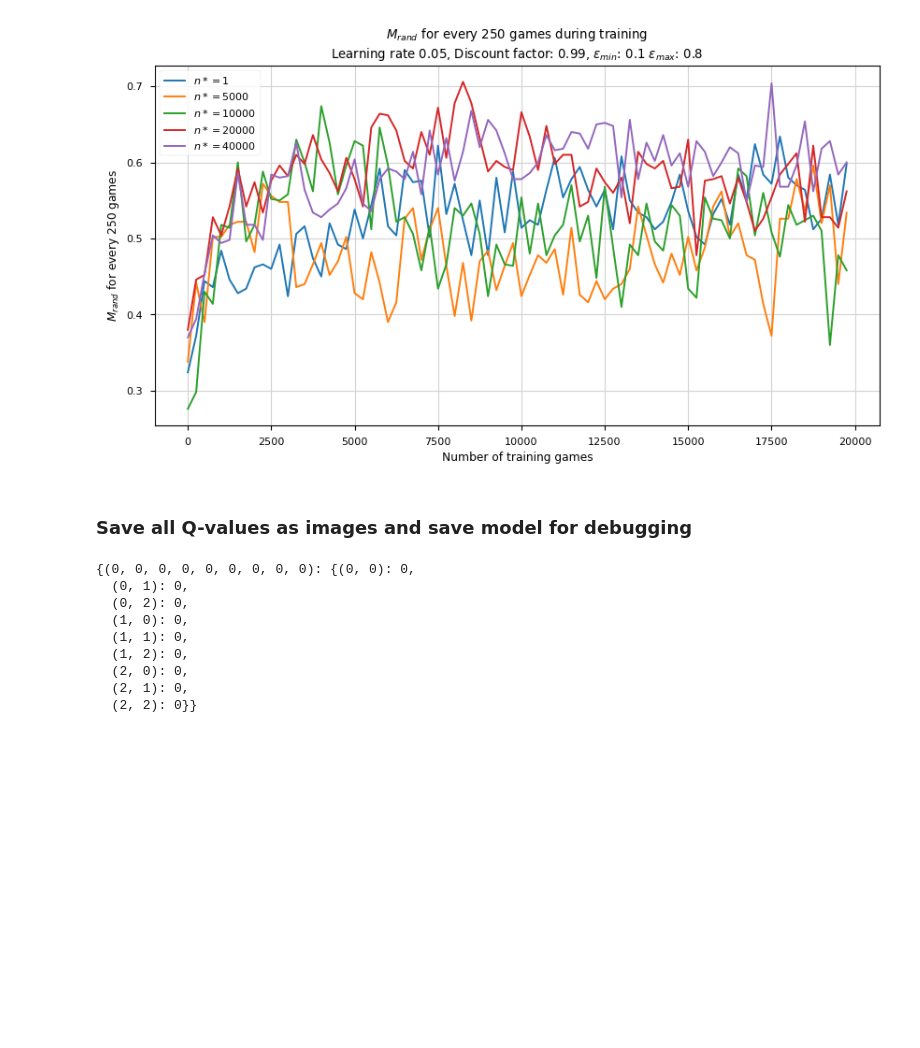
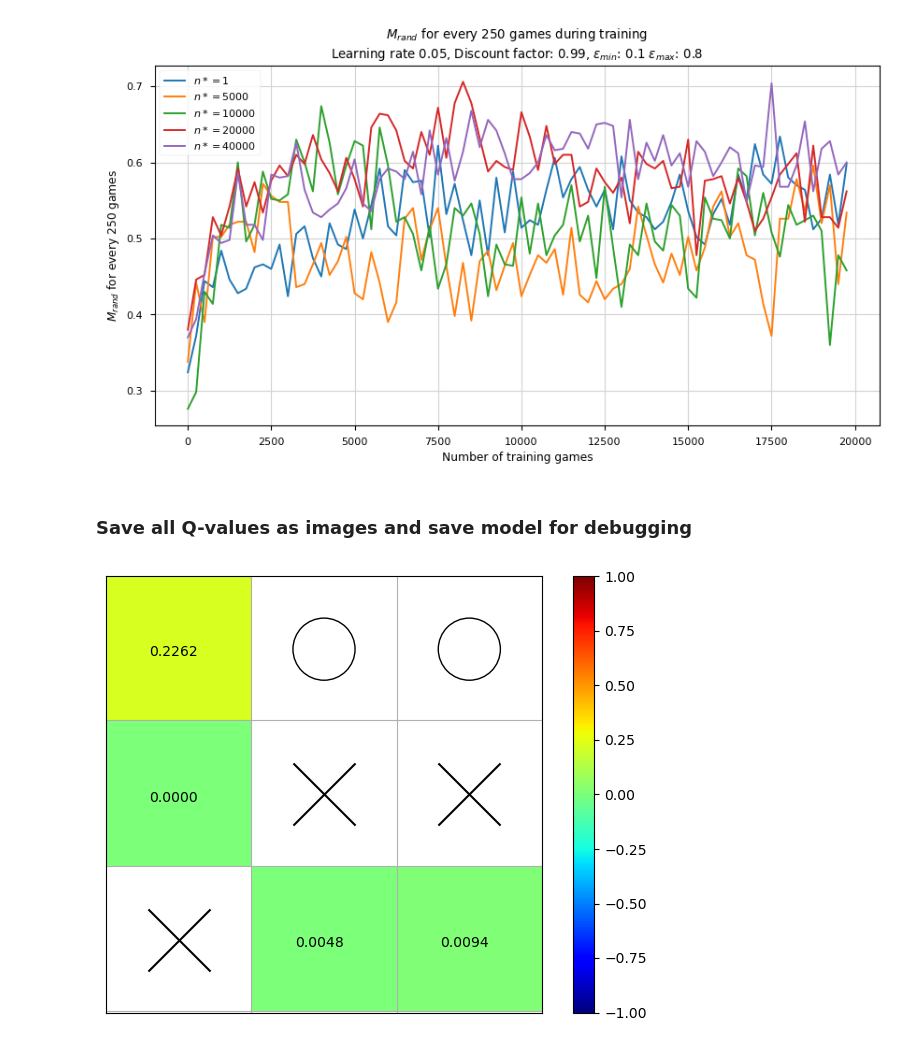
Before and after one commit to albertaillet/Miniproject1, a Jupyter notebook: Q-learning.ipynb, the cells around one changed output. Drawn from its saved outputs; the diff is of its cells as text; code cells hidden in the pictures; blank space fills up the shorter version.

```diff
--- a/Q-learning.ipynb
+++ b/Q-learning.ipynb
@@ -386,11 +258,13 @@ for epsilon_opt in (0, 0.25, 0.50, 0.75, 1.0):
     av_rewards = []
     m_opt_list = []
     m_rand_list = []
-    policy = EpsilonGreedyDecreasingExploration(epsilon_min=epsilon_min,
+    Q_table = QTable()
+    policy = EpsilonGreedyDecreasingExploration(Q_table,
+                                                epsilon_min=epsilon_min,
                                                 epsilon_max=epsilon_max,
                                                 n_star=n_star)
     env = TictactoeEnv()
-    Q_table = QTable()
+
     num_trained_games = 0
 
     for itr in range(num_games):
@@ -494,9 +368,10 @@ num_games = 20000
 for epsilon in (0.75,):
     m_opt_list = []
     m_rand_list = []
-    policy = EpsilonGreedy(epsilon=epsilon)
+    Q_table = QTable()
+    policy = EpsilonGreedy(Q_table, epsilon=epsilon)
     env = TictactoeEnv()
-    Q_table = QTable()
+
     num_trained_games = 0
     rewards_players1 = []
     avg_rewards_players1 = []
@@ -594,11 +469,13 @@ m_rand_dict = {}
 num_games = 20000
 
 for n_star in (1, 5000, 10000, 20000, 40000):
-    policy = EpsilonGreedyDecreasingExploration(epsilon_min=epsilon_min,
+    Q_table = QTable()
+    policy = EpsilonGreedyDecreasingExploration(Q_table,
+                                                epsilon_min=epsilon_min,
                                                 epsilon_max=epsilon_max,
                                                 n_star=n_star)
     env = TictactoeEnv()
-    Q_table = QTable()
+
     rewards_players1 = []
     avg_rewards_players1 = []
     m_opt_list = []
@@ -709,16 +584,25 @@ for i, s_tuple in enumerate(list(Q_table.keys())):
 with open('models/Q_table_15.27.pkl', 'wb') as f:
     pickle.dump(Q_table, f)
 # %%
-with open('models/Q_table_15.27.pkl', 'rb') as f:
+with open(r'models/Q_table_Q8_04.05.2022_22.15.pkl', 'rb') as f:
     Q_table = pickle.load(f)
 Q_table
-# %% [output]
-{(0, 0, 0, 0, 0, 0, 0, 0, 0): {(0, 0): 0,
-  (0, 1): 0,
-  (0, 2): 0,
-  (1, 0): 0,
-  (1, 1): 0,
-  (1, 2): 0,
-  (2, 0): 0,
-  (2, 1): 0,
-  (2, 2): 0}}
+# %%
+states = (
+    ((0, 0, 0, 0, 0, 0, 0, 0, 0), 1),
+    ((0, -1, -1, 0, 1, 1, 0, 0, 0), 1),
+    ((0, -1, -1, 0, 1, 1, 1, 0, 0), -1),
+)
+
+for i, (state, player) in enumerate(states):
+    plt.close()
+    s = np.array(state).reshape((3, 3))
+    q = np.empty((3, 3))
+    q[:] = np.NaN
+    for coord, value in Q_table[s].items():
+        q[coord] = value
+    plot_grid(s, q, clim=(-1,1))
+    plt.tight_layout()
+plt.show()
+# %% [output]
+[figure, added]
```
Also changed, not shown: parts of 11 cells of this notebook, 2 other files.
